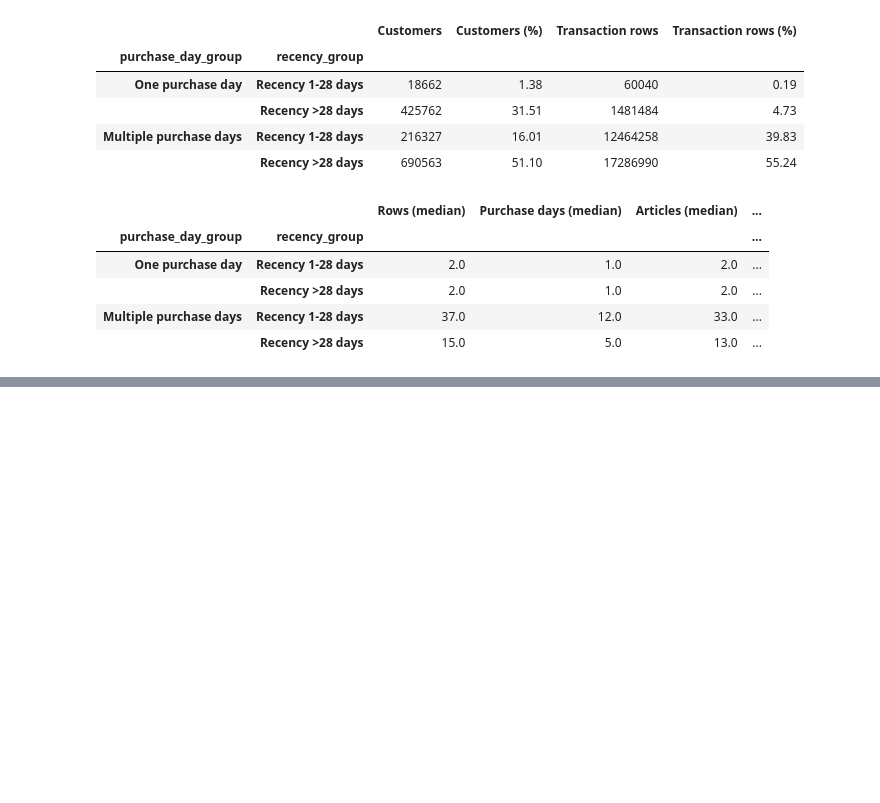
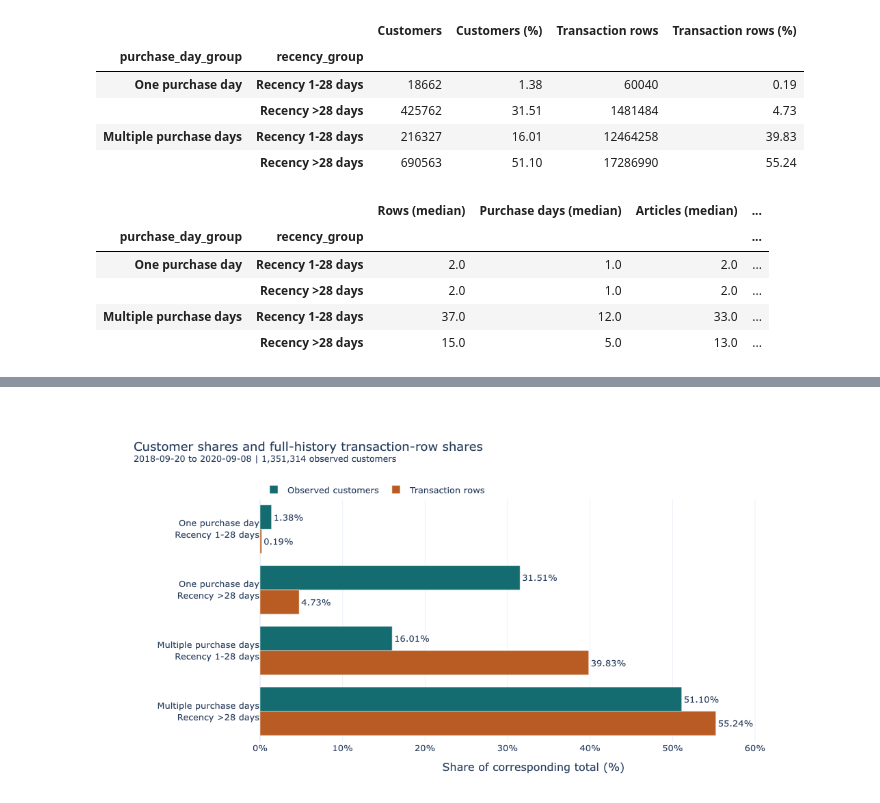
Before and after one commit to Songhai9/atelier-ai-project, a Jupyter notebook: notebooks/behavioral_eda.ipynb, the cells around one changed output, grey strips where cells are left out. Cells and saved outputs as stored; diff of their text form; code cells hidden in the pictures; blank space fills up the shorter version.

Commit message:
Plot observations

```diff
--- a/notebooks/behavioral_eda.ipynb
+++ b/notebooks/behavioral_eda.ipynb
@@ -1854,0 +1904,80 @@ profile_measure_table
+# %%
+fig = px.bar(
+    profile_share_data,
+    x="share_pct",
+    y="profile_label",
+    color="measure",
+    orientation="h",
+    barmode="group",
+    text="share_pct",
+    category_orders={
+        "measure": [
+            "Observed customers",
+            "Transaction rows",
+        ],
+    },
+    color_discrete_map={
+        "Observed customers": "#146C70",
+        "Transaction rows": "#B85C24",
+    },
+    hover_data={
+        "customers": ":,",
+        "transaction_rows": ":,",
+        "share_pct": ":.2f",
+    },
+    labels={
+        "share_pct": "Share of corresponding total (%)",
+        "profile_label": "Customer profile",
+        "measure": "Measure",
+        "customers": "Customers in group",
+        "transaction_rows": "Full-history rows in group",
+    },
+    template="plotly_white",
+    title=(
+        "Customer shares and full-history transaction-row shares"
+        f"<br><sup>{EDA_START.date()} to "
+        f"{(EDA_END_EXCLUSIVE - pd.Timedelta(days=1)).date()}"
+        f" | {observed_customers:,} observed customers</sup>"
+    ),
+)
+
+fig.update_traces(
+    texttemplate="%{x:.2f}%",
+    textposition="outside",
+    cliponaxis=False,
+)
+
+fig.update_yaxes(
+    title_text=None,
+    categoryorder="array",
+    categoryarray=profile_order,
+    autorange="reversed",
+)
+
+fig.update_xaxes(
+    range=[
+        0,
+        float(profile_share_data["share_pct"].max()) * 1.2,
+    ],
+    ticksuffix="%",
+)
+
+fig.update_layout(
+    width=1100,
+    height=560,
+    font={"size": 13},
+    legend_title_text=None,
+    legend={
+        "orientation": "h",
+        "y": 1.08,
+        "x": 0,
+    },
+    margin={"l": 240, "r": 60, "t": 140, "b": 65},
+)
+
+fig.show(
+    renderer="plotly_mimetype+png",
+    config={"displaylogo": False},
+)
+# %% [output]
+[figure, added]
```
Also changed, not shown: parts of 6 cells of this notebook, 1 other file.
